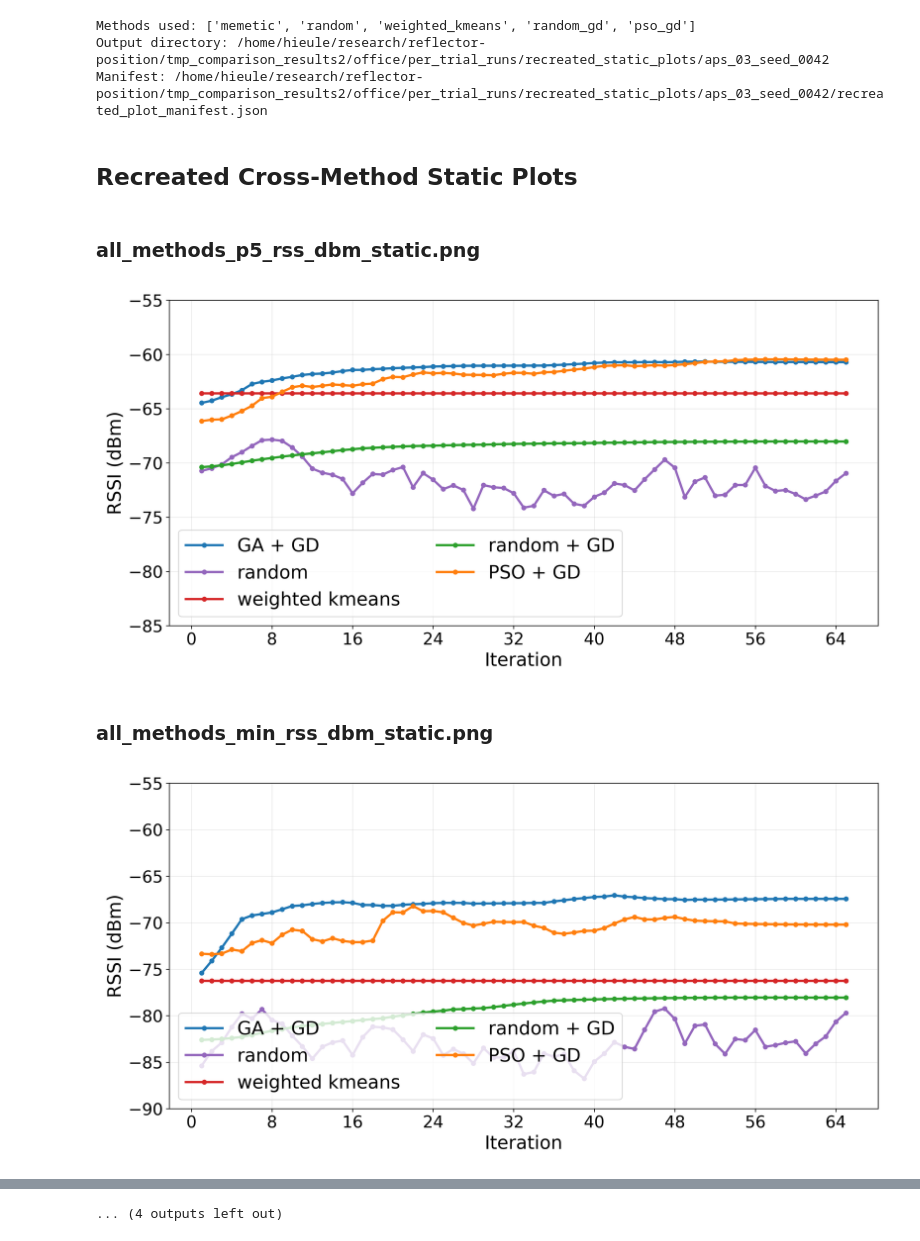
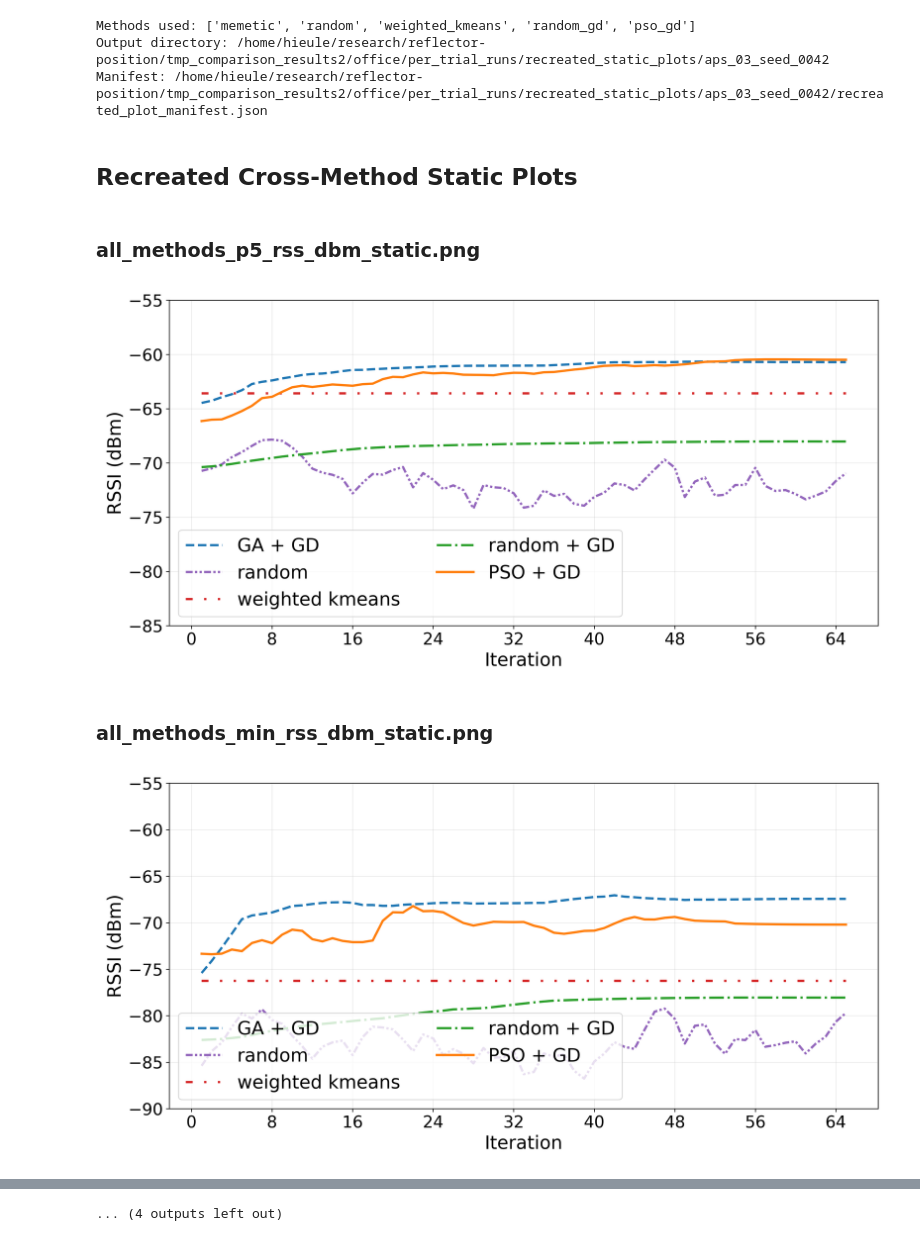
Before and after one commit to hieutrungle/repos, a Jupyter notebook: notebooks/analysis-office-snapshot.ipynb, the cells around one changed output, grey strips where cells are left out. Drawn from its saved outputs; the diff is of its cells as text; code cells hidden in the pictures.

Commit message:
plotting style

```diff
--- a/notebooks/analysis-office-snapshot.ipynb
+++ b/notebooks/analysis-office-snapshot.ipynb
@@ -38,6 +38,24 @@ METHOD_COLORS: dict[str, str] = {
     "random": "#9467bd",         # purple
 }
 
+METHOD_LINE_STYLES: dict[str, Any] = {
+    "memetic": "--",
+    "pso_gd": "-",
+    "random_gd": "-.",
+    "kmeans": ":",
+    "weighted_kmeans": (0, (3, 5, 1, 5, 1, 5)),
+    "random": (0, (3, 1, 1, 1, 1, 1)),
+}
+
+METHOD_MARKERS: dict[str, str] = {
+    "memetic": "",
+    "pso_gd": "",
+    "random_gd": "",
+    "kmeans": "",
+    "weighted_kmeans": "",
+    "random": "",
+}
+
 # Moving-average smoothing window (>=1). Use 1 to disable smoothing.
 SMOOTHING_WINDOW = 7
 
@@ -158,6 +176,8 @@ def _plot_primary_loss_comparison(
     output_dir: Path,
     primary_y_limits: tuple[float, float] | None = None,
     method_colors: Mapping[str, str] | None = None,
+    method_line_styles: Mapping[str, Any] | None = None,
+    method_markers: Mapping[str, str] | None = None,
     smoothing_window: int = 1,
 ) -> Path | None:
     raw_series_map: dict[str, list[float]] = {}
@@ -180,11 +200,14 @@ def _plot_primary_loss_comparison(
         x_values = np.arange(1, len(series) + 1, dtype=np.int64)
         smoothed = _smooth_series(series, window=smoothing_window)
         color = method_colors.get(method) if method_colors else None
+        ls = method_line_styles.get(method, "-") if method_line_styles else "-"
+        mk = method_markers.get(method, "o") if method_markers else "o"
         ax.plot(
             x_values,
             smoothed,
             linewidth=2.5,
-            marker="o",
+            linestyle=ls,
+            marker=mk,
             markersize=4.5,
             color=color,
             label=_display_method_name(method),
@@ -224,6 +247,8 @@ def _plot_cross_method_rssi_metric(
     output_path: Path,
     y_limits: tuple[float, float] | None,
     method_colors: Mapping[str, str] | None = None,
+    method_line_styles: Mapping[str, Any] | None = None,
+    method_markers: Mapping[str, str] | None = None,
     smoothing_window: int = 1,
 ) -> Path | None:
     raw_series_by_method: dict[str, list[float]] = {}
@@ -250,11 +275,14 @@ def _plot_cross_method_rssi_metric(
         x_values = np.arange(1, len(series) + 1, dtype=np.int64)
         smoothed = _smooth_series(series, window=smoothing_window)
         color = method_colors.get(method) if method_colors else None
+        ls = method_line_styles.get(method, "-") if method_line_styles else "-"
+        mk = method_markers.get(method, "o") if method_markers else "o"
         ax.plot(
             x_values,
             smoothed,
             linewidth=2.5,
-            marker="o",
+            linestyle=ls,
+            marker=mk,
             markersize=4.5,
             color=color,
             label=_display_method_name(method),
@@ -294,6 +322,8 @@ def recreate_static_plots_from_trial_artifacts(
     rssi_y_limits_by_plot: Mapping[str, tuple[float, float] | None] | None = None,
     primary_y_limits: tuple[float, float] | None = None,
     method_colors: Mapping[str, str] | None = None,
+    method_line_styles: Mapping[str, Any] | None = None,
+    method_markers: Mapping[str, str] | None = None,
     smoothing_window: int = 1,
 ) -> dict[str, Any]:
     methods = discover_methods(
@@ -329,6 +359,8 @@ def recreate_static_plots_from_trial_artifacts(
             output_path=output_dir / filename,
             y_limits=y_limits,
             method_colors=method_colors,
+            method_line_styles=method_line_styles,
+            method_markers=method_markers,
             smoothing_window=smoothing_window,
         )
         rssi_plot_paths[metric_key] = str(saved_path) if saved_path is not None else None
@@ -340,6 +372,8 @@ def recreate_static_plots_from_trial_artifacts(
         output_dir=output_dir,
         primary_y_limits=primary_y_limits,
         method_colors=method_colors,
+        method_line_styles=method_line_styles,
+        method_markers=method_markers,
         smoothing_window=smoothing_window,
     )
 
@@ -428,27 +462,29 @@ def display_recreated_cross_method_plots(plot_artifacts: Mapping[str, Any]) -> N
 # %%
 run_outputs = recreate_static_plots_from_trial_artifacts(
     artifacts_dir=ARTIFACTS_DIR,
     output_dir=OUTPUT_DIR,
     method_order=METHOD_ORDER,
     excluded_methods=EXCLUDED_METHODS,
     rssi_y_limits_by_plot=RSSI_Y_LIMITS_BY_PLOT,
     primary_y_limits=PRIMARY_Y_LIMITS,
     method_colors=METHOD_COLORS,
+    method_line_styles=METHOD_LINE_STYLES,
+    method_markers=METHOD_MARKERS,
     smoothing_window=SMOOTHING_WINDOW,
 )
 
 print("Methods used:", run_outputs["methods"])
 print("Output directory:", run_outputs["output_dir"])
 print("Manifest:", run_outputs["manifest_path"])
 
 display_recreated_cross_method_plots(run_outputs["plot_artifacts"])
 # %% [output]
 Methods used: ['memetic', 'random', 'weighted_kmeans', 'random_gd', 'pso_gd']
 Output directory: /home/hieule/research/reflector-position/tmp_comparison_results2/office/per_trial_runs/recreated_static_plots/aps_03_seed_0042
 Manifest: /home/hieule/research/reflector-position/tmp_comparison_results2/office/per_trial_runs/recreated_static_plots/aps_03_seed_0042/recreated_plot_manifest.json
 ## Recreated Cross-Method Static Plots
 ### all_methods_p5_rss_dbm_static.png
-[figure, old version]
+[figure, new version]
 ### all_methods_min_rss_dbm_static.png
-[figure, old version]
+[figure, new version]
 ### all_methods_mean_rss_dbm_static.png
```
Also changed, not shown: parts of 1 cell of this notebook.
